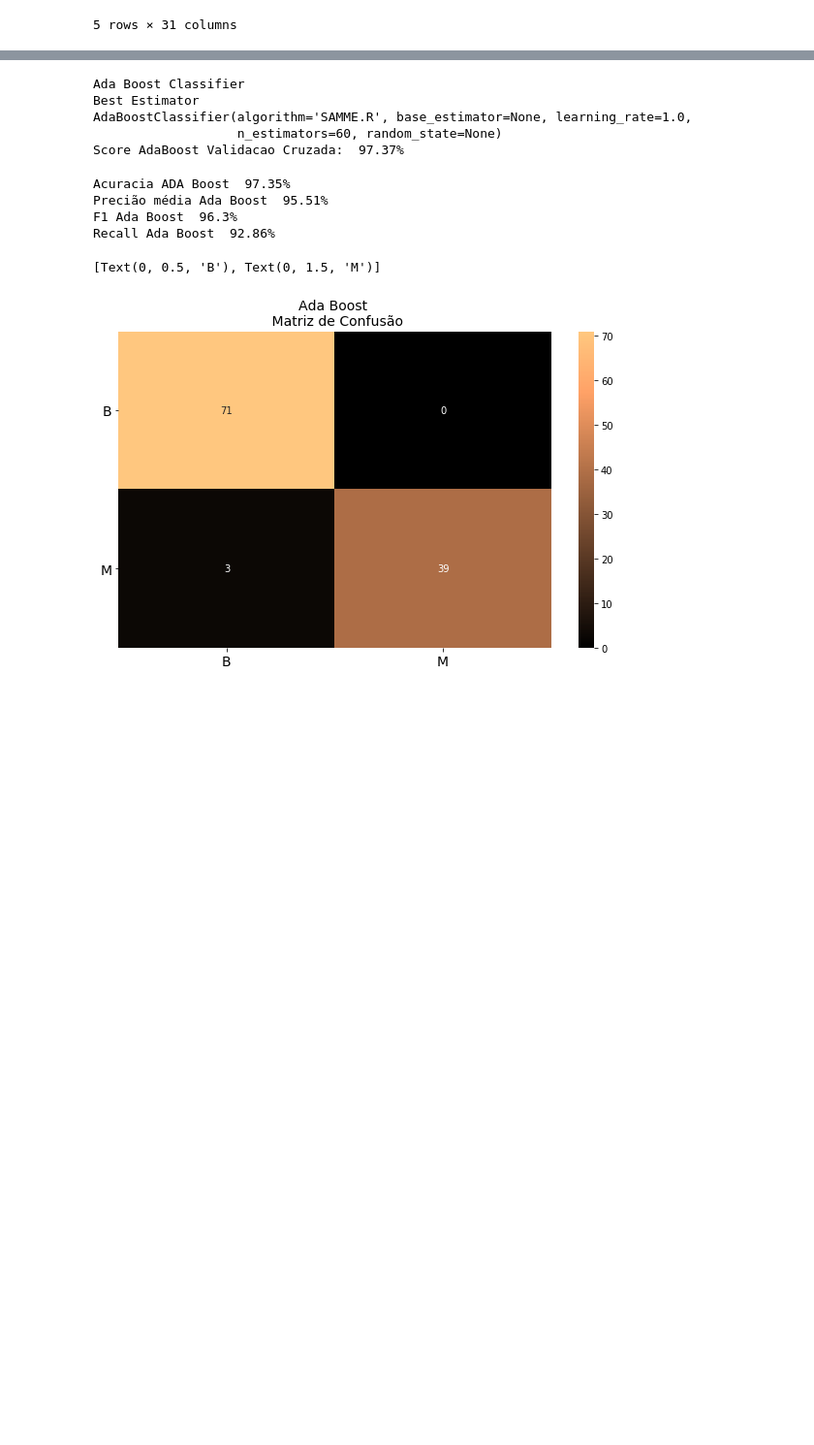
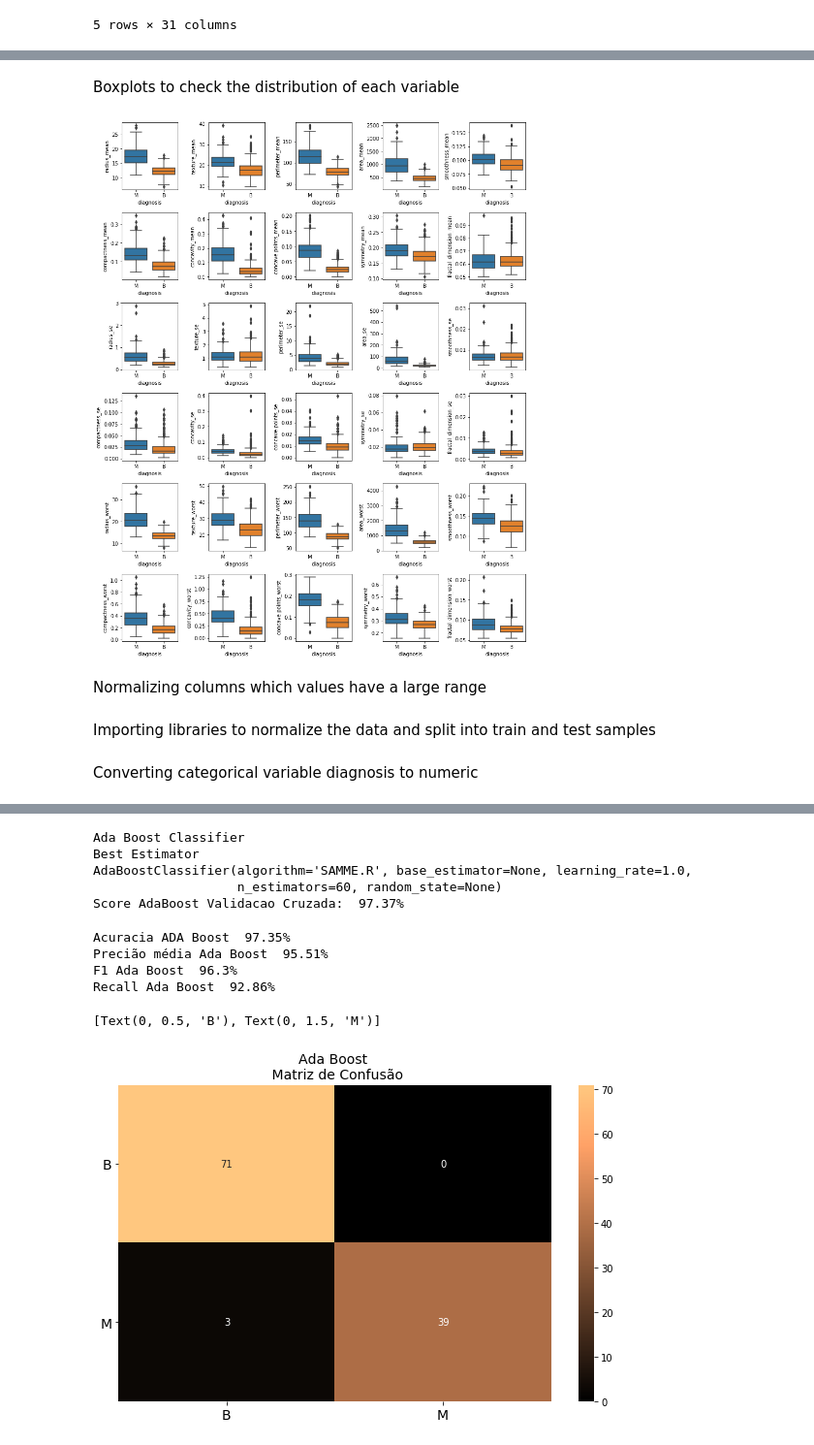
Before and after one commit to danmorales/Kaggle, a Jupyter notebook: Cancer_Wisconsin/Cancer_Winsconsin_Danilo_Kaggle.ipynb, the cells around one changed output, grey strips where cells are left out. Shown at 97% size. Drawn from its saved outputs; the diff is of its cells as text; code cells hidden in the pictures; blank space fills up the shorter version.

```diff
--- a/Cancer_Wisconsin/Cancer_Winsconsin_Danilo_Kaggle.ipynb
+++ b/Cancer_Wisconsin/Cancer_Winsconsin_Danilo_Kaggle.ipynb
@@ -55,0 +58,2 @@ colunas_normalizar = ['radius_mean','texture_mean','perimeter_mean','area_mean',
+# %%
+colunas = dados.columns
@@ -55,0 +64,45 @@ colunas_normalizar = ['radius_mean','texture_mean','perimeter_mean','area_mean',
+# %% [markdown]
+Boxplots to check the distribution of each variable
+# %%
+fig,ax=plt.subplots(6,5,figsize=(12,15))
+sns.boxplot(y=dados[colunas[1]],x=dados['diagnosis'],ax=ax[0][0])
+sns.boxplot(y=dados[colunas[2]],x=dados['diagnosis'],ax=ax[0][1])
+sns.boxplot(y=dados[colunas[3]],x=dados['diagnosis'],ax=ax[0][2])
+sns.boxplot(y=dados[colunas[4]],x=dados['diagnosis'],ax=ax[0][3])
+sns.boxplot(y=dados[colunas[5]],x=dados['diagnosis'],ax=ax[0][4])
+
+sns.boxplot(y=dados[colunas[6]],x=dados['diagnosis'],ax=ax[1][0])
+sns.boxplot(y=dados[colunas[7]],x=dados['diagnosis'],ax=ax[1][1])
+sns.boxplot(y=dados[colunas[8]],x=dados['diagnosis'],ax=ax[1][2])
+sns.boxplot(y=dados[colunas[9]],x=dados['diagnosis'],ax=ax[1][3])
+sns.boxplot(y=dados[colunas[10]],x=dados['diagnosis'],ax=ax[1][4])
+
+sns.boxplot(y=dados[colunas[11]],x=dados['diagnosis'],ax=ax[2][0])
+sns.boxplot(y=dados[colunas[12]],x=dados['diagnosis'],ax=ax[2][1])
+sns.boxplot(y=dados[colunas[13]],x=dados['diagnosis'],ax=ax[2][2])
+sns.boxplot(y=dados[colunas[14]],x=dados['diagnosis'],ax=ax[2][3])
+sns.boxplot(y=dados[colunas[15]],x=dados['diagnosis'],ax=ax[2][4])
+
+sns.boxplot(y=dados[colunas[16]],x=dados['diagnosis'],ax=ax[3][0])
+sns.boxplot(y=dados[colunas[17]],x=dados['diagnosis'],ax=ax[3][1])
+sns.boxplot(y=dados[colunas[18]],x=dados['diagnosis'],ax=ax[3][2])
+sns.boxplot(y=dados[colunas[19]],x=dados['diagnosis'],ax=ax[3][3])
+sns.boxplot(y=dados[colunas[20]],x=dados['diagnosis'],ax=ax[3][4])
+
+sns.boxplot(y=dados[colunas[21]],x=dados['diagnosis'],ax=ax[4][0])
+sns.boxplot(y=dados[colunas[22]],x=dados['diagnosis'],ax=ax[4][1])
+sns.boxplot(y=dados[colunas[23]],x=dados['diagnosis'],ax=ax[4][2])
+sns.boxplot(y=dados[colunas[24]],x=dados['diagnosis'],ax=ax[4][3])
+sns.boxplot(y=dados[colunas[25]],x=dados['diagnosis'],ax=ax[4][4])
+
+sns.boxplot(y=dados[colunas[26]],x=dados['diagnosis'],ax=ax[5][0])
+sns.boxplot(y=dados[colunas[27]],x=dados['diagnosis'],ax=ax[5][1])
+sns.boxplot(y=dados[colunas[28]],x=dados['diagnosis'],ax=ax[5][2])
+sns.boxplot(y=dados[colunas[29]],x=dados['diagnosis'],ax=ax[5][3])
+sns.boxplot(y=dados[colunas[30]],x=dados['diagnosis'],ax=ax[5][4])
+
+plt.tight_layout()
+# %% [output]
+[figure, added]
+# %% [markdown]
+Normalizing columns which values have a large range
@@ -56 +113,3 @@ colunas_normalizar = ['radius_mean','texture_mean','perimeter_mean','area_mean',
+# %% [markdown]
+Importing libraries to normalize the data and split into train and test samples
 # %%
@@ -58,4 +116,6 @@ from sklearn.feature_selection import SelectKBest
 from sklearn.model_selection import train_test_split, cross_val_score,KFold,StratifiedKFold
 from sklearn.preprocessing import RobustScaler,StandardScaler,LabelEncoder
+# %% [markdown]
+Converting categorical variable diagnosis to numeric
 # %%
 enconder = LabelEncoder()
```
Also changed, not shown: parts of 66 cells of this notebook, 1 other file.
